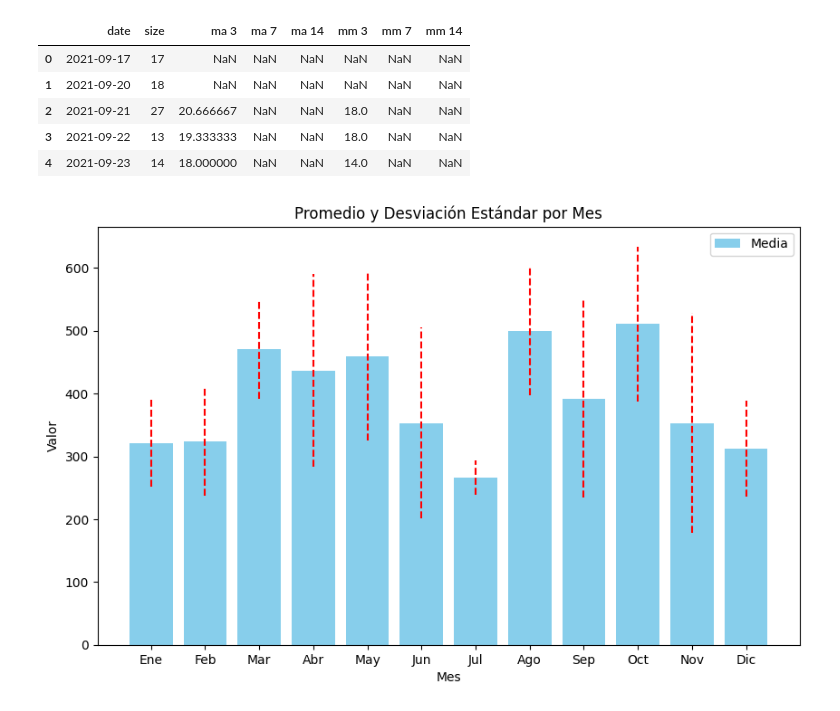
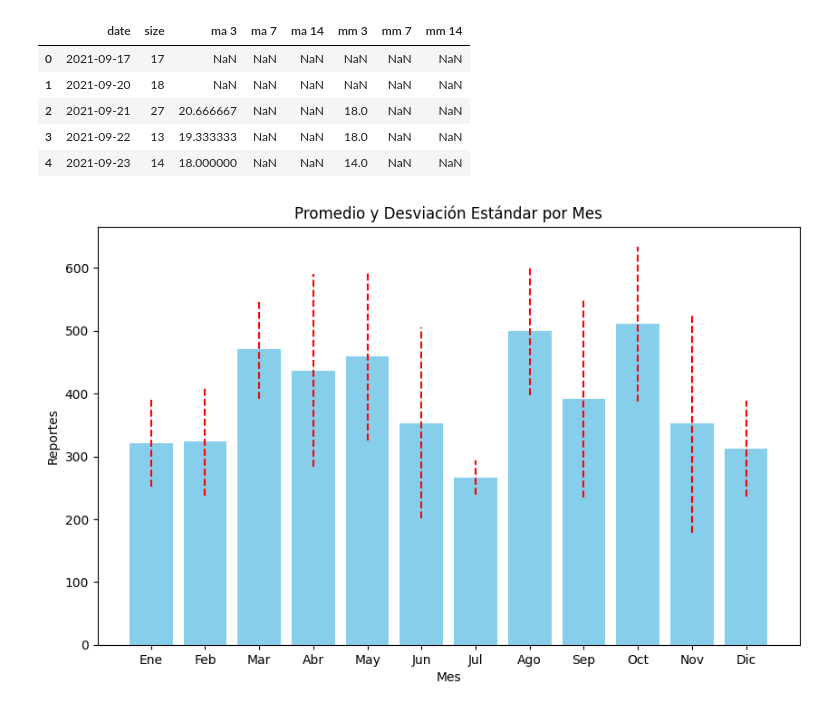
Before and after one commit to BSM-Analytics/proyecto-baches-hmo, a Jupyter notebook: notebooks/3.3_jmsd_an_exp_series_tiempo.ipynb, the cells around one changed output. Saved outputs shown, nothing was run; the diff lists cells and outputs as text; code cells hidden in the pictures.

```diff
--- a/notebooks/3.3_jmsd_an_exp_series_tiempo.ipynb
+++ b/notebooks/3.3_jmsd_an_exp_series_tiempo.ipynb
@@ -400,26 +400,26 @@ monthly_stats['std'] = monthly_stats['std'].round(2)
 # %%
 plt.figure(figsize=(10, 6))
 
 # Dibujar las barras para la media
 bars = plt.bar(monthly_stats['month'], monthly_stats['mean'], color='skyblue', label='Media')
 
 # Agregar las líneas de desviación estándar
 for i, bar in enumerate(bars):
     # Obtener la posición y altura de cada barra
     height = bar.get_height()
     x = bar.get_x() + bar.get_width() / 2  # El centro de la barra
 
     # Dibujar líneas para la media + desviación estándar y media - desviación estándar
     plt.plot([x, x], [height - monthly_stats['std'].iloc[i], height + monthly_stats['std'].iloc[i]], color='red', linestyle='--')
 
 # Etiquetas
 plt.xlabel('Mes')
-plt.ylabel('Valor')
+plt.ylabel('Reportes')
 plt.title('Promedio y Desviación Estándar por Mes')
 plt.xticks(monthly_stats['month'], labels=['Ene', 'Feb', 'Mar', 'Abr', 'May', 'Jun', 'Jul', 'Ago', 'Sep', 'Oct', 'Nov', 'Dic'])
-plt.legend()
+
 
 # Mostrar la gráfica
 plt.show()
 # %% [output]
-[figure, old version]
+[figure, new version]
```
Also changed, not shown: parts of 1 cell of this notebook, 3 other files.
